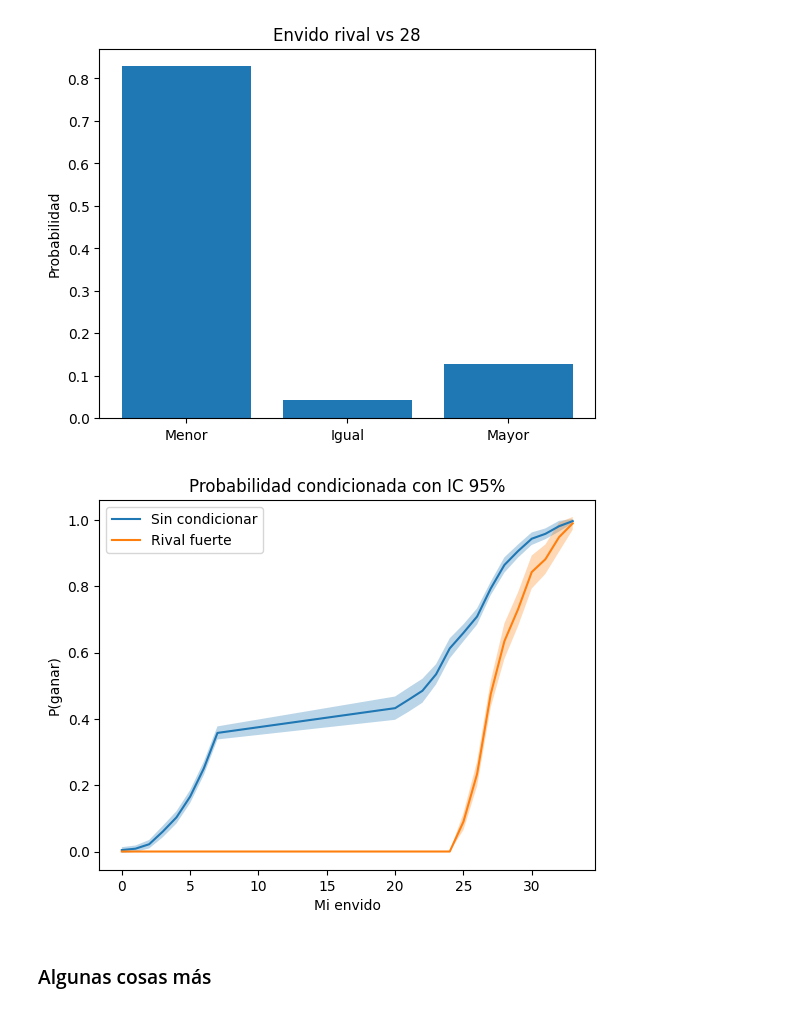
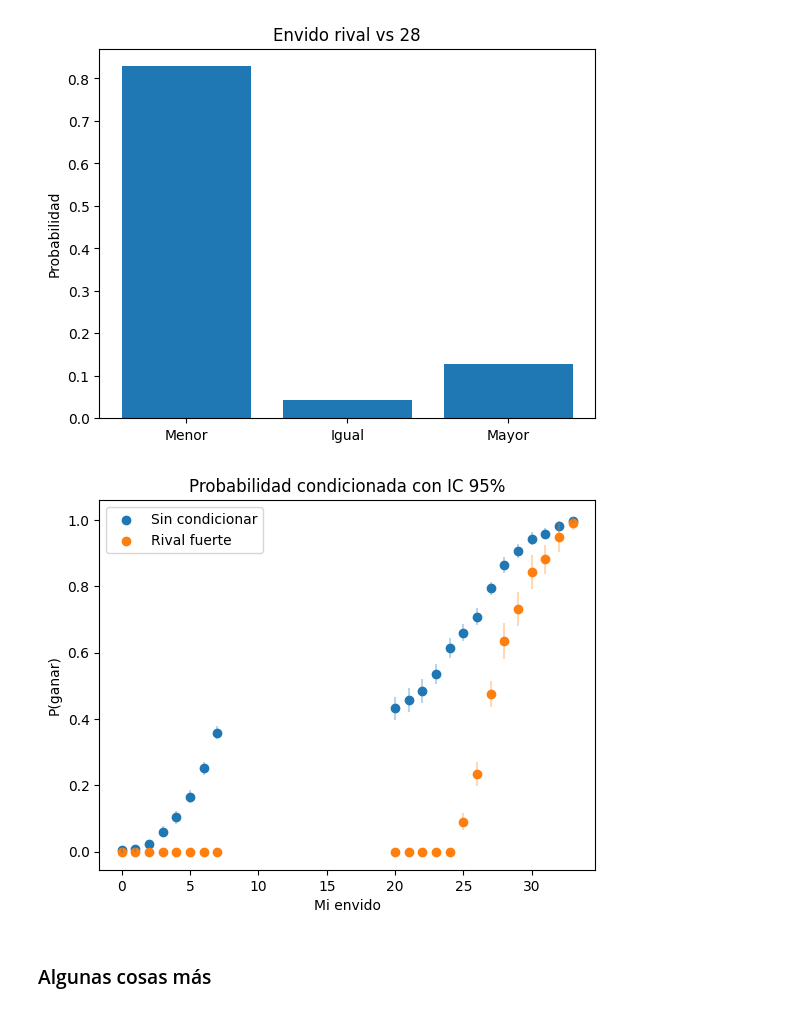
Before and after one commit to vickyguar/prob-frecuencial, a Jupyter notebook: simulacion.ipynb, the cells around one changed output. Cells and saved outputs as stored; diff of their text form; code cells hidden in the pictures.

```diff
--- a/simulacion.ipynb
+++ b/simulacion.ipynb
@@ -93,28 +96,28 @@ plt.show()
 # %%
 # Condicionado
 z = 1.96
 res_cond = df[df["envido_oponente"] >= 25].groupby("mi_envido").agg(p_hat=("victoria", "mean"), n=("victoria", "count"))
 se_cond = np.sqrt(res_cond["p_hat"] * (1 - res_cond["p_hat"]) / res_cond["n"])
 res_cond["ic_inf"] = res_cond["p_hat"] - z * se_cond
 res_cond["ic_sup"] = res_cond["p_hat"] + z * se_cond
 
 plt.figure()
 
 # Base
-plt.plot(resumen.index, resumen["p_hat"], label="Sin condicionar")
-plt.fill_between(resumen.index, resumen["ic_inf"], resumen["ic_sup"], alpha=0.3)
+plt.scatter(resumen.index, resumen["p_hat"], label="Sin condicionar", color="tab:blue")
+plt.vlines(resumen.index, resumen["ic_inf"], resumen["ic_sup"], color="tab:blue")
 
 # Condicionado
-plt.plot(res_cond.index, res_cond["p_hat"], label="Rival fuerte")
-plt.fill_between(res_cond.index, res_cond["ic_inf"], res_cond["ic_sup"], alpha=0.3)
+plt.scatter(res_cond.index, res_cond["p_hat"], label="Rival fuerte", color="tab:orange")
+plt.vlines(res_cond.index, res_cond["ic_inf"], res_cond["ic_sup"], color="tab:orange")
 
 plt.xlabel("Mi envido")
 plt.ylabel("P(ganar)")
 plt.title("Probabilidad condicionada con IC 95%")
 plt.legend()
 plt.show()
 # %% [output]
-[figure, old version]
+[figure, new version]
 # %% [markdown]
 ### Algunas cosas más
 # %% [markdown]
```
Also changed, not shown: parts of 1 cell of this notebook, 1 other file.
